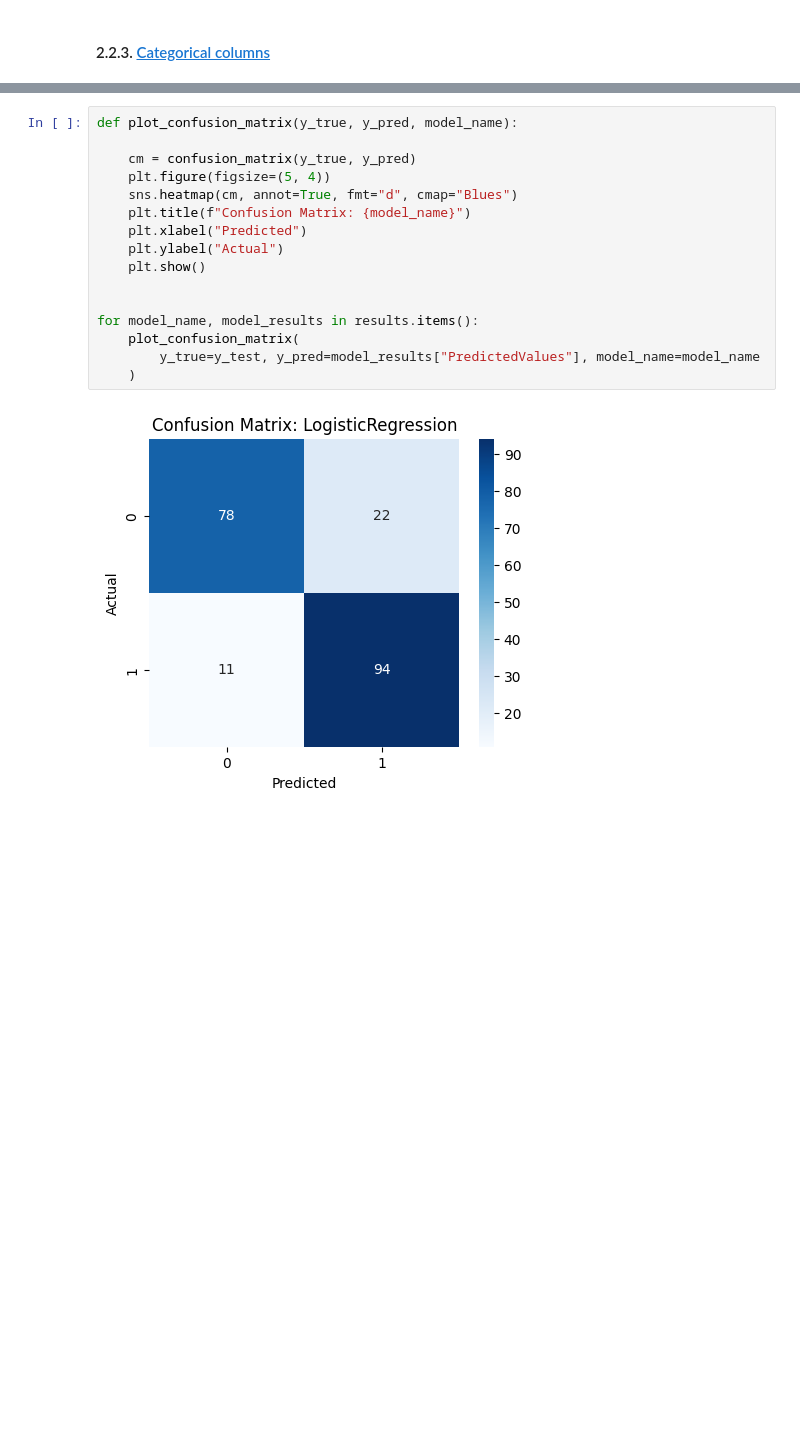
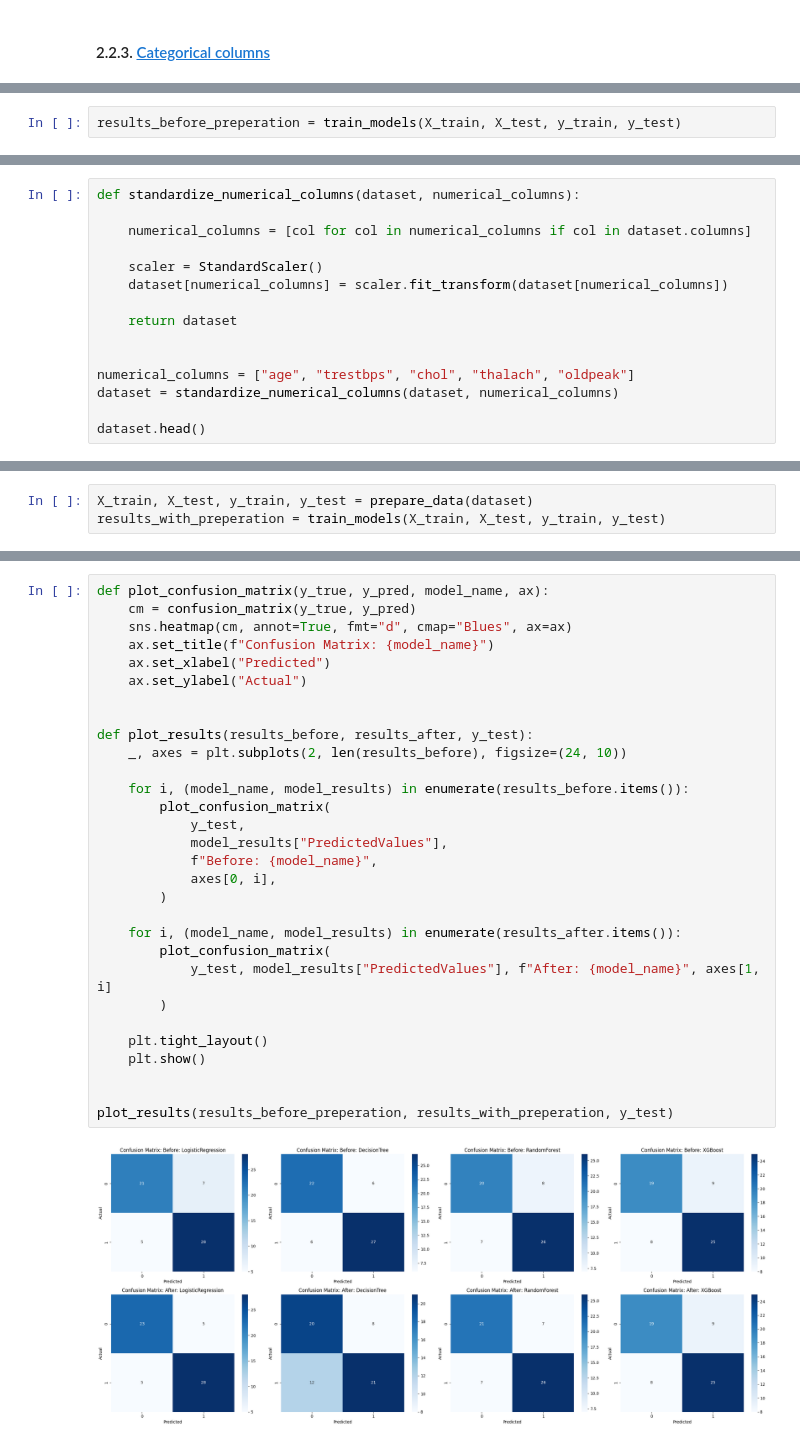
Before and after one commit to radekrzepka/heart-failure-prediction, a Jupyter notebook: main.ipynb, the cells around one changed output, grey strips where cells are left out. Saved outputs shown, nothing was run; the diff lists cells and outputs as text; blank space fills up the shorter version.

Commit message:
feat: modeling

```diff
--- a/main.ipynb
+++ b/main.ipynb
@@ -245,0 +304,2 @@ for col in categorical_columns.columns:
+# %%
+results_before_preperation = train_models(X_train, X_test, y_train, y_test)
@@ -251,0 +336,15 @@ for col in categorical_columns.columns:
+# %%
+def standardize_numerical_columns(dataset, numerical_columns):
+
+    numerical_columns = [col for col in numerical_columns if col in dataset.columns]
+
+    scaler = StandardScaler()
+    dataset[numerical_columns] = scaler.fit_transform(dataset[numerical_columns])
+
+    return dataset
+
+
+numerical_columns = ["age", "trestbps", "chol", "thalach", "oldpeak"]
+dataset = standardize_numerical_columns(dataset, numerical_columns)
+
+dataset.head()
@@ -259 +361,4 @@ X_train, X_test, y_train, y_test = train_test_split(X, y, test_size=0.2, stratif
+# %%
+X_train, X_test, y_train, y_test = prepare_data(dataset)
+results_with_preperation = train_models(X_train, X_test, y_train, y_test)
 # %% [markdown]
@@ -296,18 +376,32 @@ results["XGBoost"] = {
 # %%
-def plot_confusion_matrix(y_true, y_pred, model_name):
+def plot_confusion_matrix(y_true, y_pred, model_name, ax):
+    cm = confusion_matrix(y_true, y_pred)
+    sns.heatmap(cm, annot=True, fmt="d", cmap="Blues", ax=ax)
+    ax.set_title(f"Confusion Matrix: {model_name}")
+    ax.set_xlabel("Predicted")
+    ax.set_ylabel("Actual")
 
-    cm = confusion_matrix(y_true, y_pred)
-    plt.figure(figsize=(5, 4))
-    sns.heatmap(cm, annot=True, fmt="d", cmap="Blues")
-    plt.title(f"Confusion Matrix: {model_name}")
-    plt.xlabel("Predicted")
-    plt.ylabel("Actual")
+
+def plot_results(results_before, results_after, y_test):
+    _, axes = plt.subplots(2, len(results_before), figsize=(24, 10))
+
+    for i, (model_name, model_results) in enumerate(results_before.items()):
+        plot_confusion_matrix(
+            y_test,
+            model_results["PredictedValues"],
+            f"Before: {model_name}",
+            axes[0, i],
+        )
+
+    for i, (model_name, model_results) in enumerate(results_after.items()):
+        plot_confusion_matrix(
+            y_test, model_results["PredictedValues"], f"After: {model_name}", axes[1, i]
+        )
+
+    plt.tight_layout()
     plt.show()
 
 
-for model_name, model_results in results.items():
-    plot_confusion_matrix(
-        y_true=y_test, y_pred=model_results["PredictedValues"], model_name=model_name
-    )
+plot_results(results_before_preperation, results_with_preperation, y_test)
 # %% [output]
-[figure, old version]
+[figure, new version]
```
Also changed, not shown: parts of 38 cells of this notebook, 1 other file.
